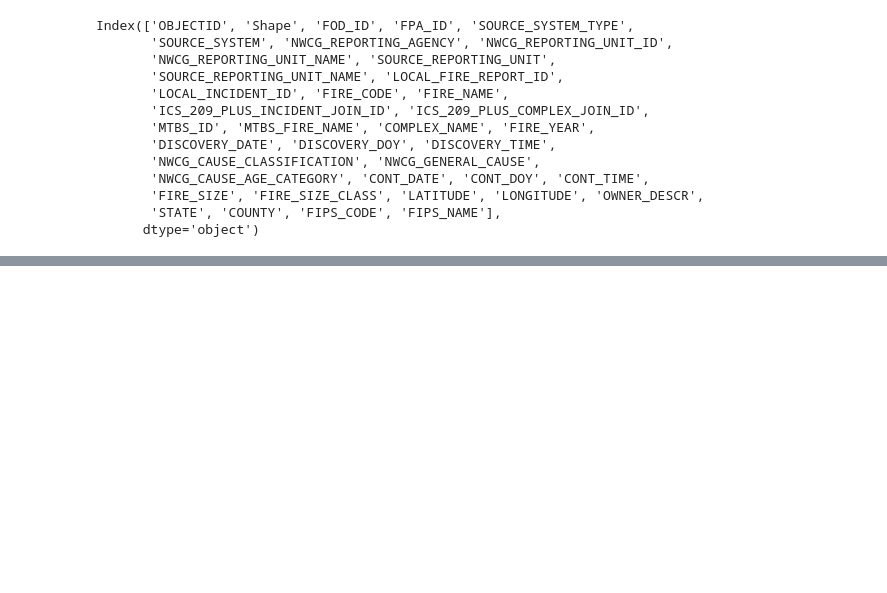
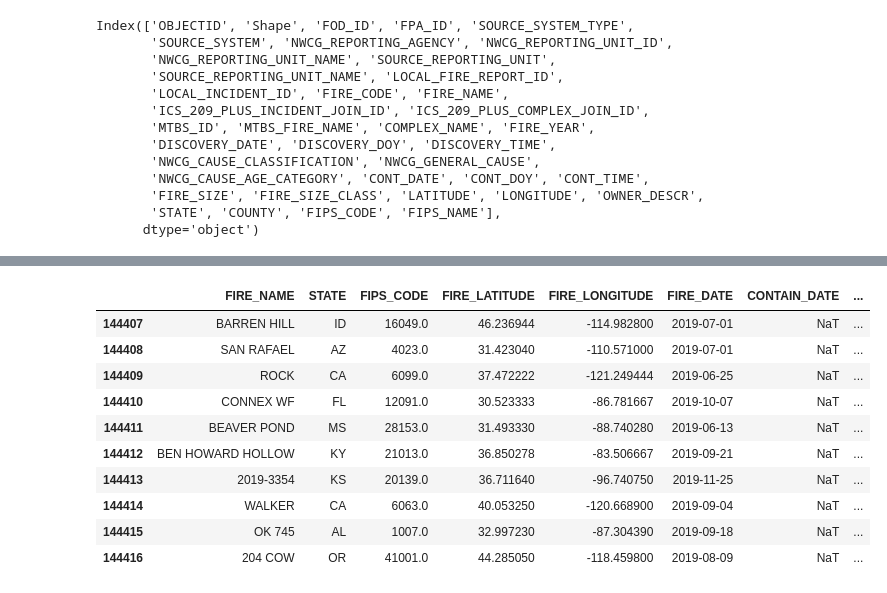
Before and after one commit to Kentroth/Wildfire_Prediction_Using_Machine_Learning, a Jupyter notebook: Data Sources/NOAA_WildFire/NOAA_wildfire_combine.ipynb, the cells around one changed output, grey strips where cells are left out. Cells and saved outputs as stored; diff of their text form; code cells hidden in the pictures; blank space fills up the shorter version.

```diff
--- a/Data Sources/NOAA_WildFire/NOAA_wildfire_combine.ipynb
+++ b/Data Sources/NOAA_WildFire/NOAA_wildfire_combine.ipynb
@@ -535,3 +514,69 @@ Index(['LATITUDE', 'LONGITUDE', 'FIRE_SIZE', 'FIRE_SIZE_CLASS',
+# %%
+# Suppress warnings
+warnings.filterwarnings("ignore")
+
+# Read the CSV file
+merged_results = pd.read_csv('Outputs/merged_results.csv')
+
+# Select specific columns from the DataFrame
+us_data_2018_test = merged_results[['FIRE_NAME', 'STATE', 'FIPS_CODE', 'LATITUDE', 'LONGITUDE', 'DISCOVERY_DATE', 'CONT_DATE', 'name', 'latitude', 'longitude', 'date',
+                                    'NWCG_CAUSE_CLASSIFICATION', 'FIRE_SIZE', 'FIRE_SIZE_CLASS',
+                                    'elevation', 'TAVG', 'TMAX', 'TMIN', 'PRCP']]
+
+# Rename the columns
+us_data_2018_test.columns = ['FIRE_NAME', 'STATE', 'FIPS_CODE', 'FIRE_LATITUDE', 'FIRE_LONGITUDE', 'FIRE_DATE', 'CONTAIN_DATE', 'CLOSEST_STATION', 'STATION_LAT', 'STATION_LON', 'READINGS_DATE',
+                             'CAUSE_CLASSIFICATION', 'FIRE_SIZE', 'FIRE_SIZE_CLASS',
+                             'ELEVATION', 'TAVG', 'TMAX', 'TMIN', 'PRCP']
+
+# Convert 'CONTAIN_DATE' and 'FIRE_DATE' columns to datetime
+us_data_2018_test['CONTAIN_DATE'] = pd.to_datetime(us_data_2018_test['CONTAIN_DATE'])
+us_data_2018_test['FIRE_DATE'] = pd.to_datetime(us_data_2018_test['FIRE_DATE'])
+
+# Calculate the difference between 'CONTAIN_DATE' and 'FIRE_DATE'
+us_data_2018_test['DAYS_TO_CONTAIN'] = (us_data_2018_test['CONTAIN_DATE'] - us_data_2018_test['FIRE_DATE']).dt.days
+
+# Replace any NaN values in 'DAYS_TO_CONTAIN' with 1
+us_data_2018_test['DAYS_TO_CONTAIN'].fillna(0, inplace=True)
+
+# Define float and int columns
+float_columns = {
+    'FIRE_LATITUDE': float,
+    'FIRE_LONGITUDE': float,
+    'STATION_LAT': float,
+    'STATION_LON': float,
+    'FIRE_SIZE': float,
+    'ELEVATION': float,
+    'TAVG': float,
+    'TMAX': float,
+    'TMIN': float,
+    'PRCP': float
+}
+
+int_columns = {
+    'DAYS_TO_CONTAIN': int,
+}
+
+# Convert columns to the specified data types
+us_data_2018_test = us_data_2018_test.astype({**float_columns, **int_columns})
+
+# Save the DataFrame to a CSV file
+csv_filename = 'Outputs/us_data_2018_2019.csv'
+us_data_2018_test.to_csv(csv_filename, index=False)
+
+# Display the last 20 rows of the DataFrame
+us_data_2018_test.tail(10)
+# %% [output]
+|  | FIRE_NAME | STATE | FIPS_CODE | FIRE_LATITUDE | FIRE_LONGITUDE | FIRE_DATE | CONTAIN_DATE | ... |
+| 144407 | BARREN HILL | ID | 16049.0 | 46.236944 | -114.982800 | 2019-07-01 | NaT | ... |
+| 144408 | SAN RAFAEL | AZ | 4023.0 | 31.423040 | -110.571000 | 2019-07-01 | NaT | ... |
+| 144409 | ROCK | CA | 6099.0 | 37.472222 | -121.249444 | 2019-06-25 | NaT | ... |
+| 144410 | CONNEX WF | FL | 12091.0 | 30.523333 | -86.781667 | 2019-10-07 | NaT | ... |
+| 144411 | BEAVER POND | MS | 28153.0 | 31.493330 | -88.740280 | 2019-06-13 | NaT | ... |
+| 144412 | BEN HOWARD HOLLOW | KY | 21013.0 | 36.850278 | -83.506667 | 2019-09-21 | NaT | ... |
+| 144413 | 2019-3354 | KS | 20139.0 | 36.711640 | -96.740750 | 2019-11-25 | NaT | ... |
+| 144414 | WALKER | CA | 6063.0 | 40.053250 | -120.668900 | 2019-09-04 | NaT | ... |
+| 144415 | OK 745 | AL | 1007.0 | 32.997230 | -87.304390 | 2019-09-18 | NaT | ... |
+| 144416 | 204 COW | OR | 41001.0 | 44.285050 | -118.459800 | 2019-08-09 | NaT | ... |
 # %%
 warnings.filterwarnings("ignore")
 
```
Also changed, not shown: parts of 15 cells of this notebook, 6 other files.
